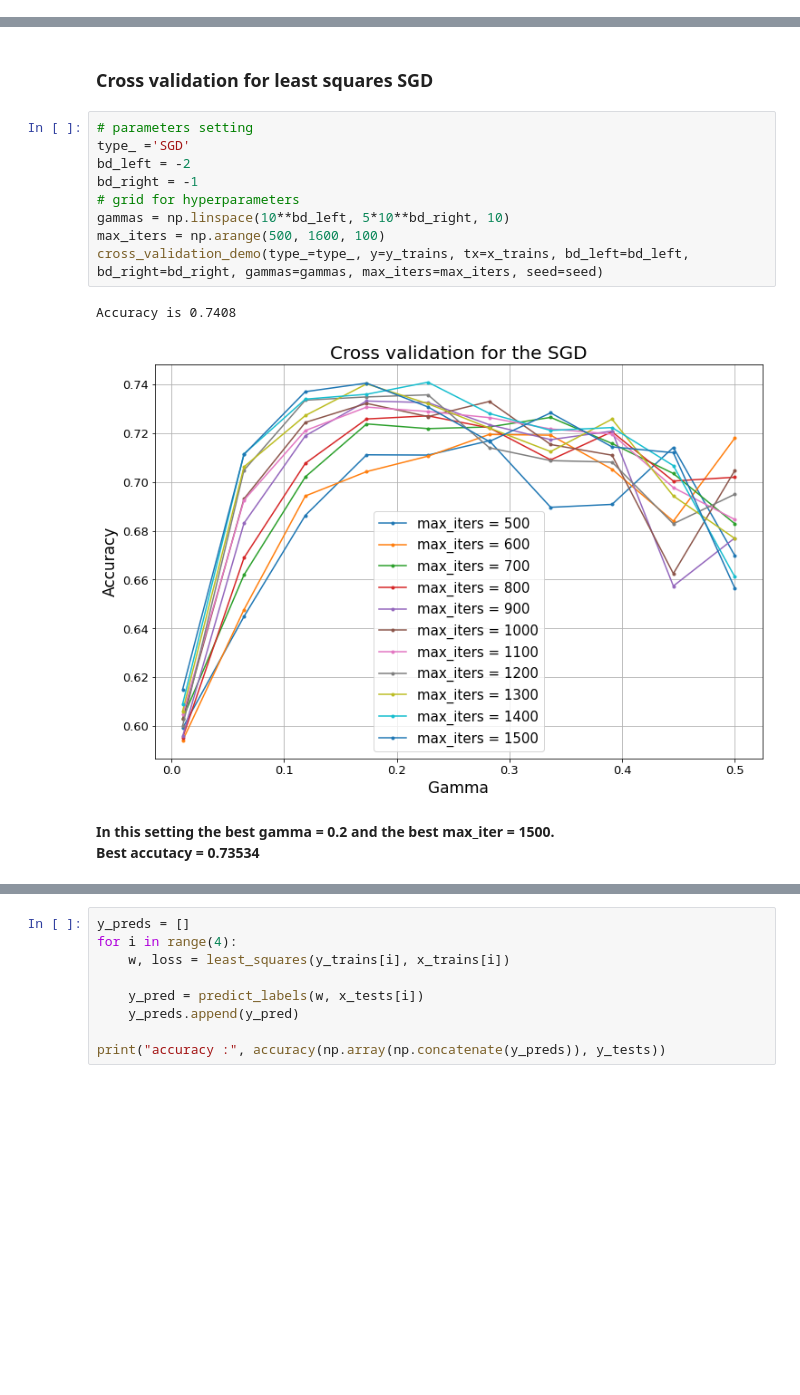
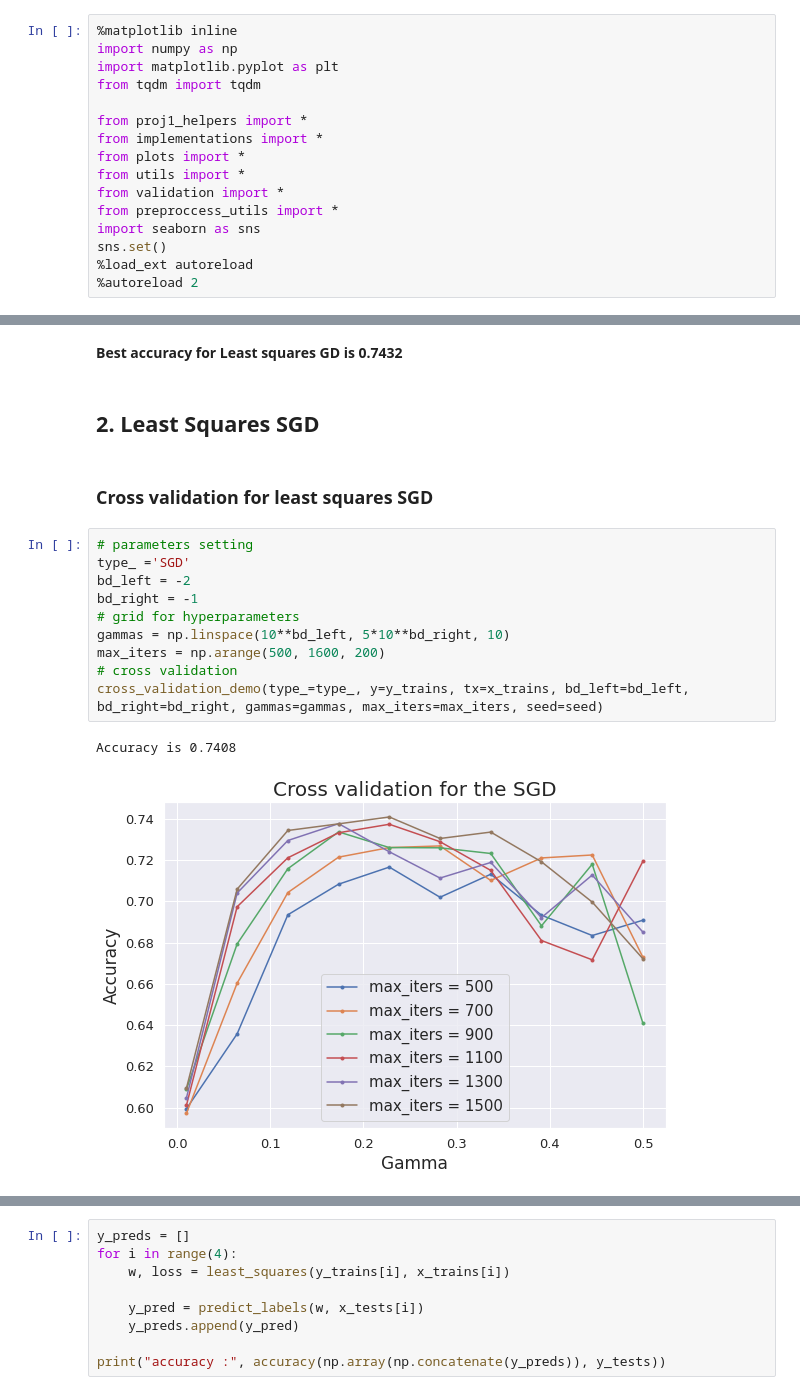
Before and after one commit to SonyaBlinova/ml-project-1-SES, a Jupyter notebook: project_FourGroups.ipynb, the cells around one changed output, grey strips where cells are left out. Cells and saved outputs as stored; diff of their text form; blank space fills up the shorter version.

Commit message:
both notebooks are ready, add docstrings to the validation and preprocess files, change plots

```diff
--- a/project_FourGroups.ipynb
+++ b/project_FourGroups.ipynb
@@ -116,0 +1,16 @@ accuracy : 0.73534
+# %%
+%matplotlib inline
+import numpy as np
+import matplotlib.pyplot as plt
+from tqdm import tqdm
+
+from proj1_helpers import *
+from implementations import *
+from plots import *
+from utils import *
+from validation import *
+from preproccess_utils import *
+import seaborn as sns
+sns.set()
+%load_ext autoreload
+%autoreload 2
@@ -117,17 +105,19 @@ accuracy : 0.73534
+# %% [markdown]
+**Best accuracy for Least squares GD is 0.7432**
+# %% [markdown]
+## 2. Least Squares SGD
 # %% [markdown]
 ### Cross validation for least squares SGD
 # %%
 # parameters setting
 type_ ='SGD'
 bd_left = -2
 bd_right = -1
 # grid for hyperparameters
 gammas = np.linspace(10**bd_left, 5*10**bd_right, 10)
-max_iters = np.arange(500, 1600, 100)
+max_iters = np.arange(500, 1600, 200)
+# cross validation
 cross_validation_demo(type_=type_, y=y_trains, tx=x_trains, bd_left=bd_left, bd_right=bd_right, gammas=gammas, max_iters=max_iters, seed=seed)
 # %% [output]
 Accuracy is 0.7408
-[figure, old version]
+[figure, new version]
-# %% [markdown]
-**In this setting the best gamma = 0.2 and the best max_iter = 1500.
-Best accutacy = 0.73534**
```
Also changed, not shown: parts of 108 cells of this notebook, 19 other files.
